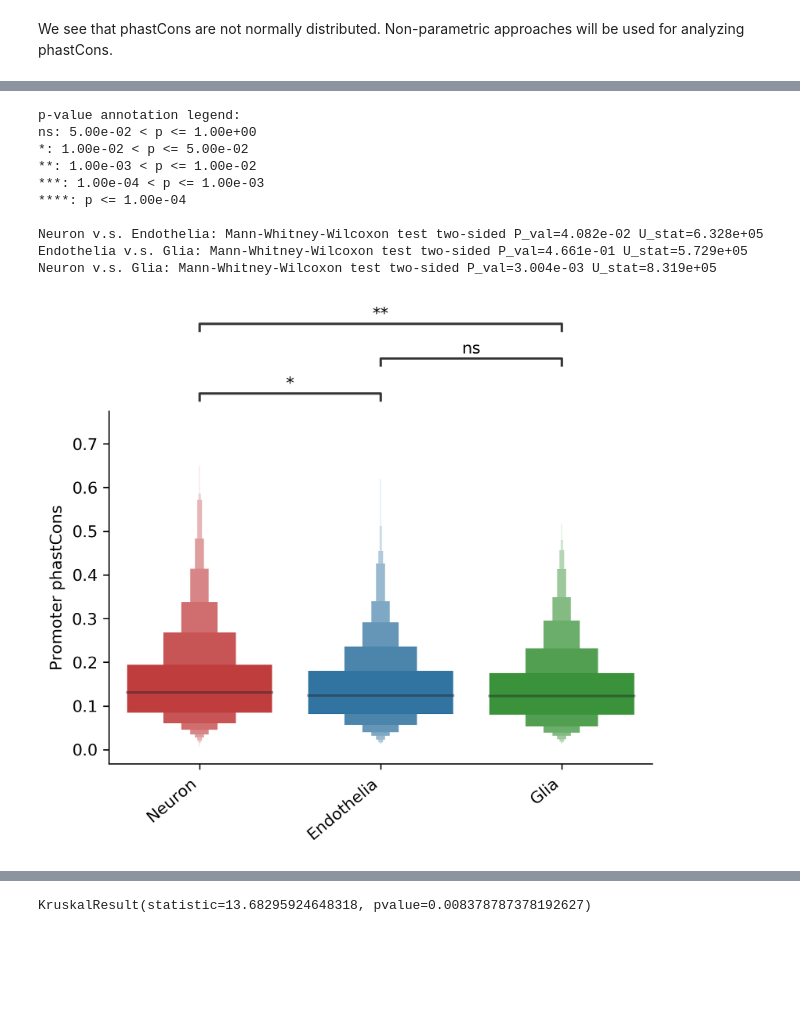
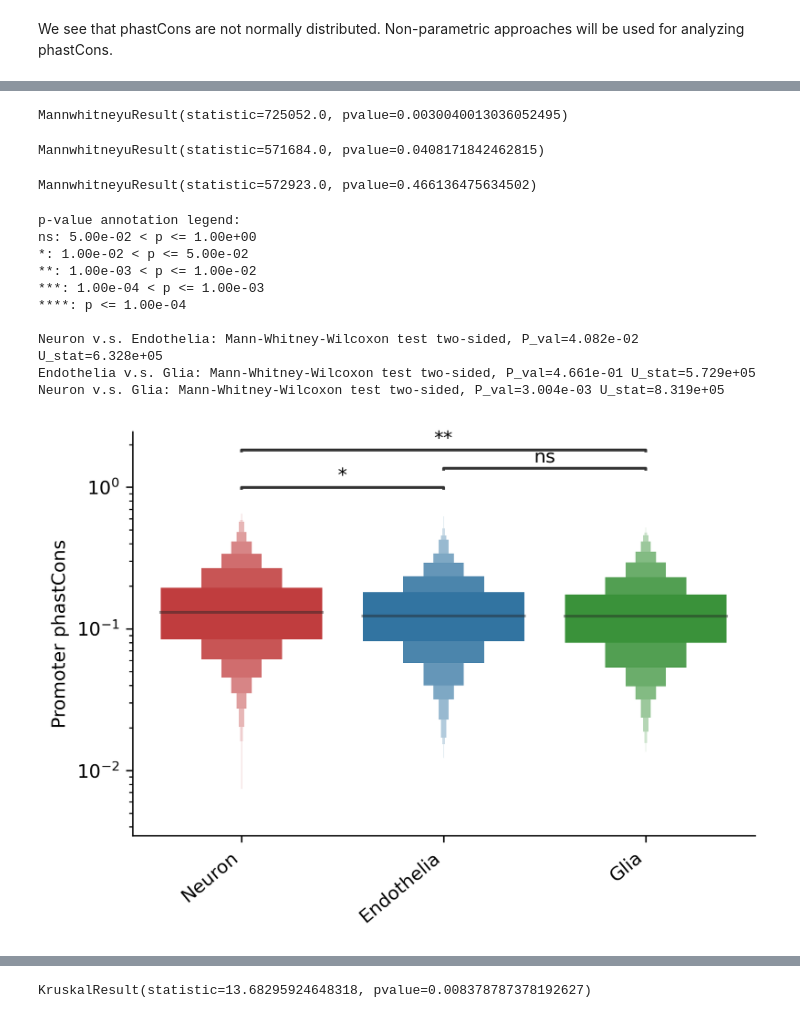
Before and after one commit to VeritatemAmo/neuron-glia-dNdS, a Jupyter notebook: jupyter_notebooks/mouse.phastCons_stats.ipynb, the cells around one changed output, grey strips where cells are left out. Drawn from its saved outputs; the diff is of its cells as text; code cells hidden in the pictures; blank space fills up the shorter version.

Commit message:
debug figure annotation (bonferroni correction) and change phastcon into log scale

```diff
--- a/jupyter_notebooks/mouse.phastCons_stats.ipynb
+++ b/jupyter_notebooks/mouse.phastCons_stats.ipynb
@@ -50,3 +45,24 @@ We see that phastCons are not normally distributed. Non-parametric approaches wi
+# %%
+stats.mannwhitneyu(
+        df[df['Celltype']=='Glia']['Avg_phastCons'].values,
+        df[df['Celltype']=='Neuron']['Avg_phastCons'].values,
+        alternative="two-sided")
+# %% [output]
+MannwhitneyuResult(statistic=725052.0, pvalue=0.0030040013036052495)
+# %%
+stats.mannwhitneyu(
+        df[df['Celltype']=='Endothelia']['Avg_phastCons'].values,
+        df[df['Celltype']=='Neuron']['Avg_phastCons'].values,
+        alternative="two-sided")
+# %% [output]
+MannwhitneyuResult(statistic=571684.0, pvalue=0.0408171842462815)
+# %%
+stats.mannwhitneyu(
+        df[df['Celltype']=='Endothelia']['Avg_phastCons'].values,
+        df[df['Celltype']=='Glia']['Avg_phastCons'].values,
+        alternative="two-sided")
+# %% [output]
+MannwhitneyuResult(statistic=572923.0, pvalue=0.466136475634502)
 # %%
 palette={'Endothelia':'tab:blue','Glia':'tab:green','Neuron':'tab:red','Oligodendrocyte':'lightblue','Astrocyte':'lightgreen','Microglia':'tab:orange'}
 # %%
@@ -57,39 +73,42 @@ ax = fig.add_subplot(111)
 # ax.set(yscale='log')
 # ax.set_ylim(0.0008,6)
 
 ax=sns.boxenplot(x='Celltype',y='Avg_phastCons',
                  data=df[df['Celltype'].isin(['Neuron','Glia','Endothelia'])],
                  palette=palette,showfliers=False,outlier_prop=0,
                  order=['Neuron','Endothelia','Glia'])
 
 # order=['Astrocyte','Neuron','Endothelia','Oligodendrocyte','Microglia','Glia']
 
 ax.set(ylabel='Promoter phastCons',xlabel='')
 sns.despine()
+ax.set(yscale='log')
+# Debug Nov. 10th, 2020: add comparisons_correction parameter
 stats = add_stat_annotation(ax=ax,data=df,x="Celltype", y="Avg_phastCons",
                         box_pairs=[("Endothelia", "Neuron"),
                                    ("Endothelia", "Glia"),
                                    ("Glia","Neuron")],
                         test='Mann-Whitney', text_format='star',
+                        comparisons_correction=None,
                         loc='outside', verbose=2,
                         order=['Neuron','Endothelia','Glia'])
 ax.set_xticklabels(ax.get_xticklabels(), rotation=40, ha="right")
 
-# plt.autoscale()
-# plt.savefig('../figures/MannWhitney/mouse_reference_genome/all_92species.pdf')
+plt.autoscale()
+plt.savefig('../figures/MannWhitney/phastcons/NEG.pdf')
 plt.show()
 # %% [output]
 p-value annotation legend:
 ns: 5.00e-02 < p <= 1.00e+00
 *: 1.00e-02 < p <= 5.00e-02
 **: 1.00e-03 < p <= 1.00e-02
 ***: 1.00e-04 < p <= 1.00e-03
 ****: p <= 1.00e-04
 
-Neuron v.s. Endothelia: Mann-Whitney-Wilcoxon test two-sided P_val=4.082e-02 U_stat=6.328e+05
-Endothelia v.s. Glia: Mann-Whitney-Wilcoxon test two-sided P_val=4.661e-01 U_stat=5.729e+05
-Neuron v.s. Glia: Mann-Whitney-Wilcoxon test two-sided P_val=3.004e-03 U_stat=8.319e+05
+Neuron v.s. Endothelia: Mann-Whitney-Wilcoxon test two-sided, P_val=4.082e-02 U_stat=6.328e+05
+Endothelia v.s. Glia: Mann-Whitney-Wilcoxon test two-sided, P_val=4.661e-01 U_stat=5.729e+05
+Neuron v.s. Glia: Mann-Whitney-Wilcoxon test two-sided, P_val=3.004e-03 U_stat=8.319e+05
-[figure, old version]
+[figure, new version]
 # %%
 fig = plt.figure()
 ax = fig.add_subplot(111)
```
Also changed, not shown: parts of 6 cells of this notebook, 2 other files.
